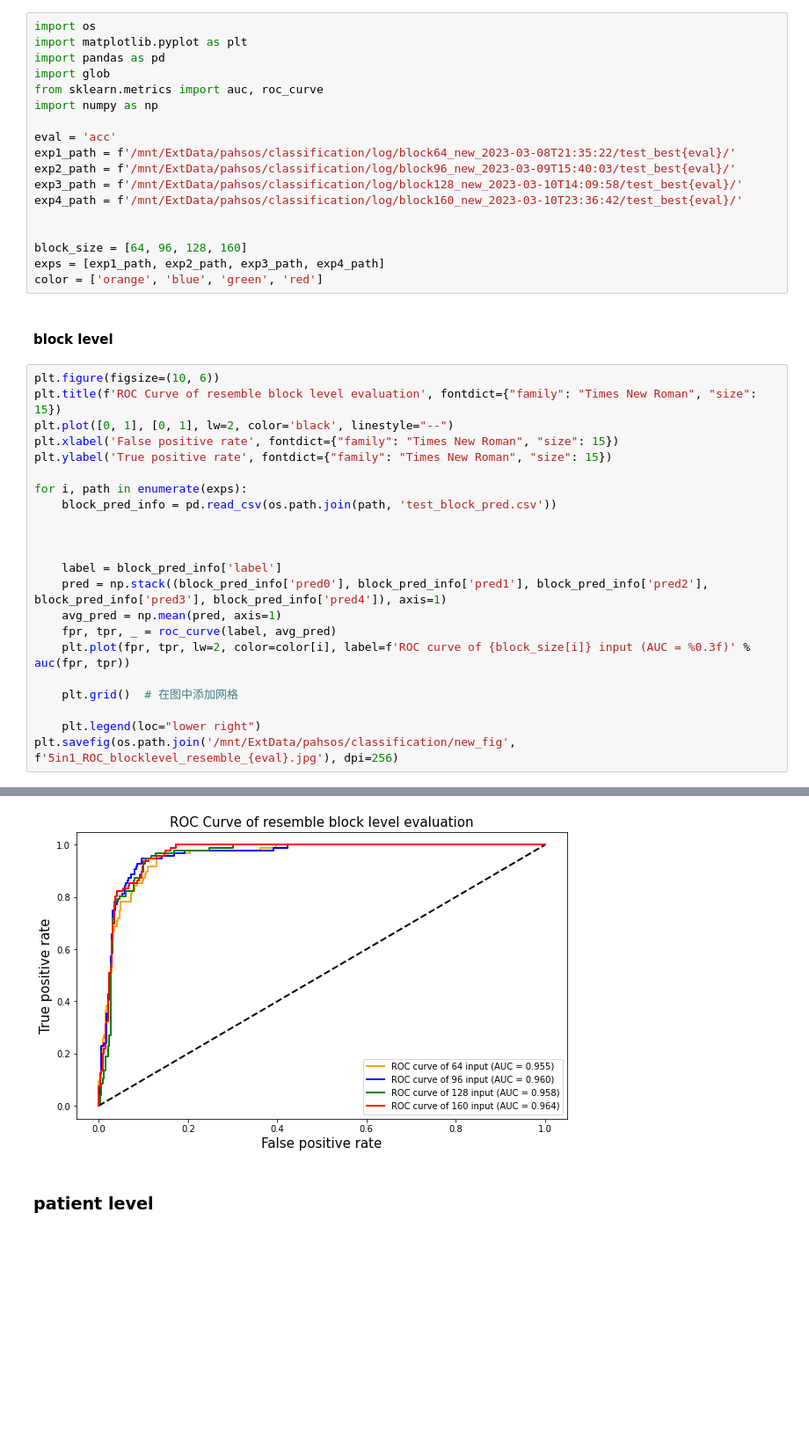
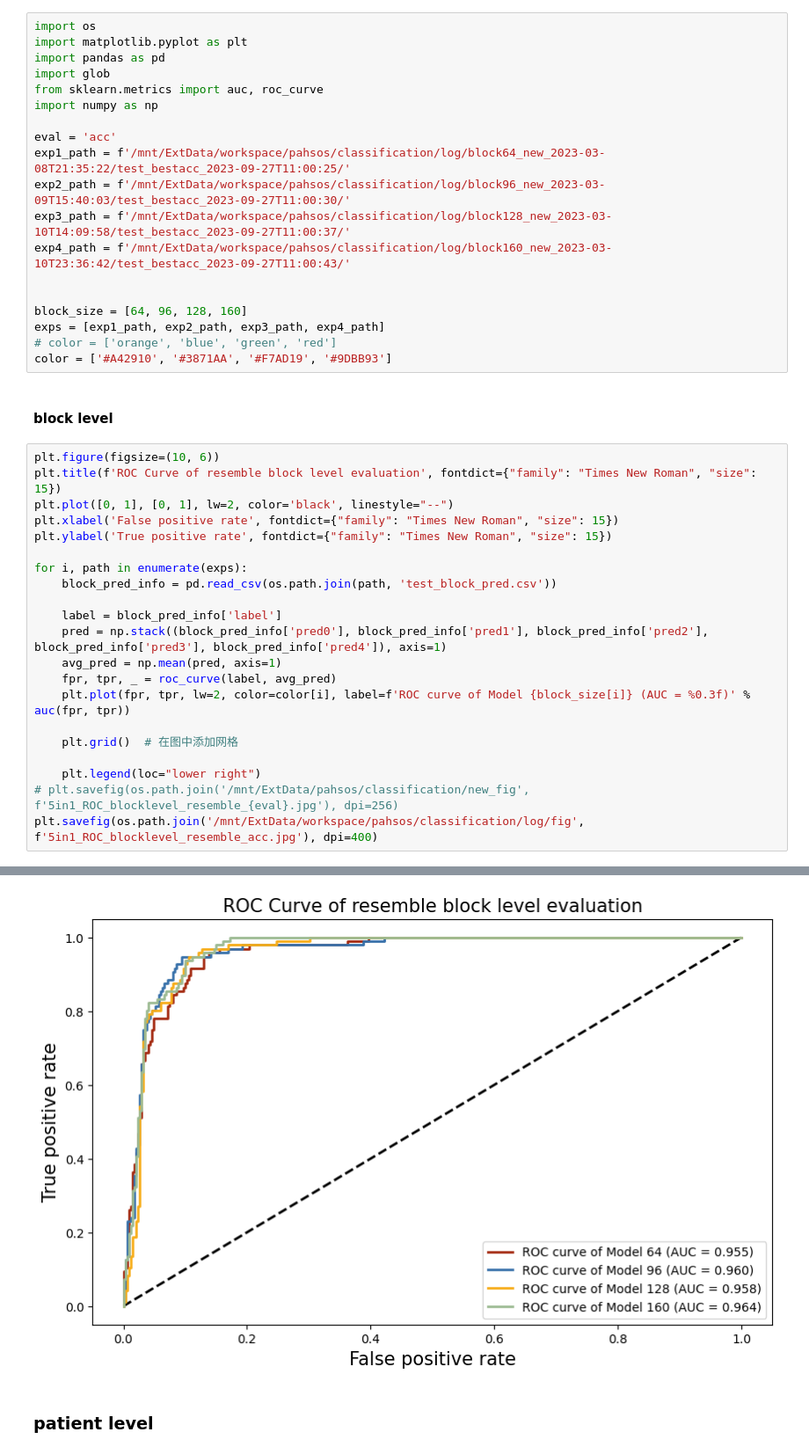
Before and after one commit to YYinn/pahsos_backup, a Jupyter notebook: result_cal_ensemble.ipynb, the cells around one changed output, grey strips where cells are left out. Shown at 88% size. Cells and saved outputs as stored; diff of their text form; blank space fills up the shorter version.

```diff
--- a/result_cal_ensemble.ipynb
+++ b/result_cal_ensemble.ipynb
@@ -336,15 +336,16 @@ from sklearn.metrics import auc, roc_curve
 import numpy as np
 
 eval = 'acc'
-exp1_path = f'/mnt/ExtData/pahsos/classification/log/block64_new_2023-03-08T21:35:22/test_best{eval}/'
-exp2_path = f'/mnt/ExtData/pahsos/classification/log/block96_new_2023-03-09T15:40:03/test_best{eval}/'
-exp3_path = f'/mnt/ExtData/pahsos/classification/log/block128_new_2023-03-10T14:09:58/test_best{eval}/'
-exp4_path = f'/mnt/ExtData/pahsos/classification/log/block160_new_2023-03-10T23:36:42/test_best{eval}/'
+exp1_path = f'/mnt/ExtData/workspace/pahsos/classification/log/block64_new_2023-03-08T21:35:22/test_bestacc_2023-09-27T11:00:25/'
+exp2_path = f'/mnt/ExtData/workspace/pahsos/classification/log/block96_new_2023-03-09T15:40:03/test_bestacc_2023-09-27T11:00:30/'
+exp3_path = f'/mnt/ExtData/workspace/pahsos/classification/log/block128_new_2023-03-10T14:09:58/test_bestacc_2023-09-27T11:00:37/'
+exp4_path = f'/mnt/ExtData/workspace/pahsos/classification/log/block160_new_2023-03-10T23:36:42/test_bestacc_2023-09-27T11:00:43/'
 
 
 block_size = [64, 96, 128, 160]
 exps = [exp1_path, exp2_path, exp3_path, exp4_path]
-color = ['orange', 'blue', 'green', 'red']
+# color = ['orange', 'blue', 'green', 'red']
+color = ['#A42910', '#3871AA', '#F7AD19', '#9DBB93']
 # %% [markdown]
 #### block level
 # %%
@@ -357,16 +358,15 @@ plt.ylabel('True positive rate', fontdict={"family": "Times New Roman", "size":
 for i, path in enumerate(exps):
     block_pred_info = pd.read_csv(os.path.join(path, 'test_block_pred.csv'))
 
-
-
     label = block_pred_info['label']
     pred = np.stack((block_pred_info['pred0'], block_pred_info['pred1'], block_pred_info['pred2'], block_pred_info['pred3'], block_pred_info['pred4']), axis=1)
     avg_pred = np.mean(pred, axis=1)
     fpr, tpr, _ = roc_curve(label, avg_pred)
-    plt.plot(fpr, tpr, lw=2, color=color[i], label=f'ROC curve of {block_size[i]} input (AUC = %0.3f)' % auc(fpr, tpr))
+    plt.plot(fpr, tpr, lw=2, color=color[i], label=f'ROC curve of Model {block_size[i]} (AUC = %0.3f)' % auc(fpr, tpr))
 
     plt.grid()  # 在图中添加网格
 
     plt.legend(loc="lower right")
-plt.savefig(os.path.join('/mnt/ExtData/pahsos/classification/new_fig', f'5in1_ROC_blocklevel_resemble_{eval}.jpg'), dpi=256)
+# plt.savefig(os.path.join('/mnt/ExtData/pahsos/classification/new_fig', f'5in1_ROC_blocklevel_resemble_{eval}.jpg'), dpi=256)
+plt.savefig(os.path.join('/mnt/ExtData/workspace/pahsos/classification/log/fig', f'5in1_ROC_blocklevel_resemble_acc.jpg'), dpi=400)
 # %% [output]
@@ -373,4 +390,4 @@ plt.savefig(os.path.join('/mnt/ExtData/pahsos/classification/new_fig', f'5in1_RO
-[figure, old version]
+[figure, new version]
 # %% [markdown]
 ### patient level
 # %%
```
Also changed, not shown: parts of 2 cells of this notebook, 17 other files.
